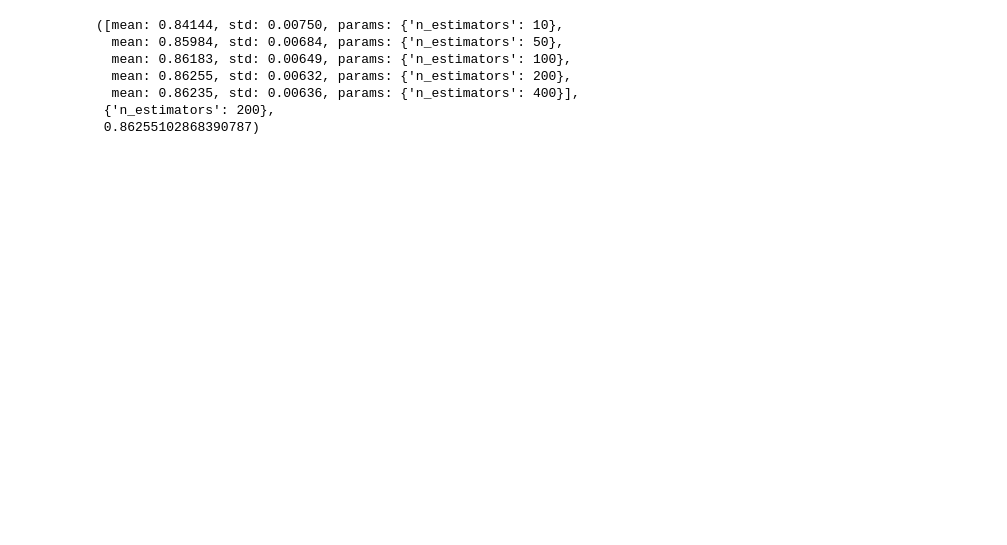
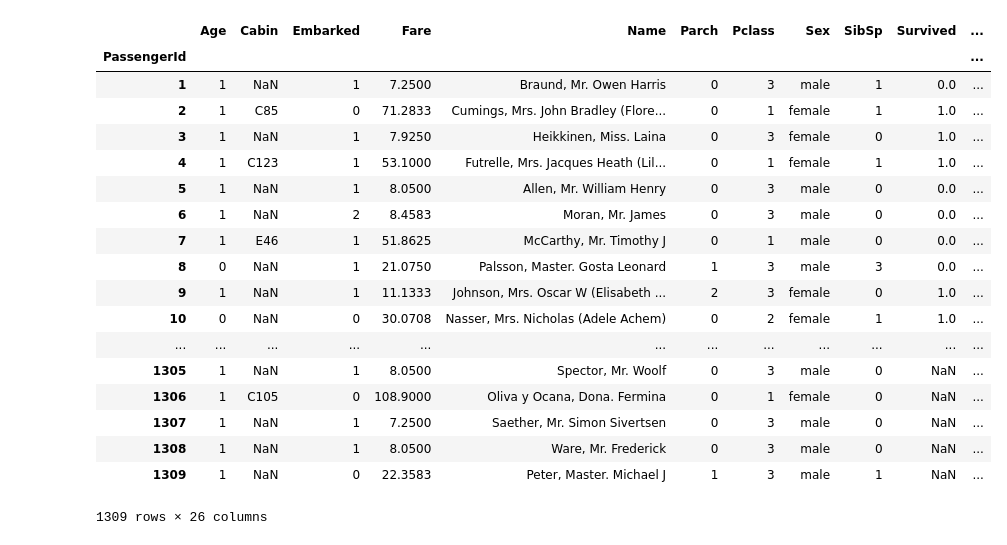
Before and after one commit to Sensei-akin/Machine-learning, a Jupyter notebook: Untitled.ipynb, the cells around one changed output. Saved outputs shown, nothing was run; the diff lists cells and outputs as text; code cells hidden in the pictures; blank space fills up the shorter version.

```diff
--- a/Untitled.ipynb
+++ b/Untitled.ipynb
@@ -414,14 +0,0 @@ train.isnull().sum()
-# %%
-from sklearn.model_selection import GridSearchCV
-adaHyperParams = {'n_estimators': [10,50,100,200,400]}
-gsearch1 = GridSearchCV(estimator = GradientBoostingClassifier(),
-                       param_grid =adaHyperParams , scoring='roc_auc',n_jobs=4,iid=False,cv=10)
-gsearch1.fit(X_train, Y_test)
-# %% [output]
-([mean: 0.84144, std: 0.00750, params: {'n_estimators': 10},
-  mean: 0.85984, std: 0.00684, params: {'n_estimators': 50},
-  mean: 0.86183, std: 0.00649, params: {'n_estimators': 100},
-  mean: 0.86255, std: 0.00632, params: {'n_estimators': 200},
-  mean: 0.86235, std: 0.00636, params: {'n_estimators': 400}],
- {'n_estimators': 200},
- 0.86255102868390787)
@@ -430,0 +78,66 @@ feat_imp
+# %%
+import pandas as pd
+import numpy as np
+from sklearn.tree import DecisionTreeClassifier
+from sklearn.model_selection import cross_val_score, GridSearchCV
+
+train = pd.read_csv('train.csv').set_index('PassengerId')
+test = pd.read_csv('test.csv').set_index('PassengerId')
+
+train['Age']=train['Age'].fillna(train['Age'].dropna().mean())
+test['Age']=test['Age'].fillna(test['Age'].dropna().mean())
+test['Fare']=test['Fare'].fillna(test['Fare'].dropna().mean())
+
+df = pd.concat([train, test], axis=0)
+df['Embarked']=df['Embarked'].fillna('S')
+new_word = {'Embarked': {'C':0, 'S':1, 'Q':2}}
+df.replace(new_word, inplace = True)
+
+df.loc[df['Age']<=16, 'Age']= 0
+df.loc[(df['Age']>16), 'Age']= 1
+df['Age']=df['Age'].astype(int)
+
+df['Title'] = df.Name.str.split(',').str[1].str.split('.').str[0].str.strip()
+df['IsWomanOrChild'] = ((df.Title == 'Master') | (df.Sex == 'female'))
+df['LastName'] = df.Name.str.split(',').str[0]
+family = df.groupby(df.LastName).Survived
+df['FamilyTotalCount'] = family.transform(lambda s: s[df.IsWomanOrChild].fillna(0).count())
+df['FamilyTotalCount'] = df.mask(df.IsWomanOrChild, df.FamilyTotalCount - 1, axis=0)
+df['FamilySurvivedCount'] = family.transform(lambda s: s[df.IsWomanOrChild].fillna(0).sum())
+df['FamilySurvivedCount'] = df.mask(df.IsWomanOrChild, df.FamilySurvivedCount - df.Survived.fillna(0), axis=0)
+df['FamilySurvivalRate'] = (df.FamilySurvivedCount / df.FamilyTotalCount.replace(0, np.nan))
+df['men'] = ((df.Title == 'Master') | (df.Sex == 'male'))
+
+ticket= df.groupby(df.Ticket).Survived
+df['Isman'] = ((df.Title == 'Mr') &(df.Pclass!=2))
+df['manCount'] = family.transform(lambda s: s[df.Isman].fillna(0).count()).astype(int)
+df['manticketCount'] = ticket.transform(lambda s: s[df.men].fillna(0).count())
+df['manticketCount'] = df.mask(df.men, df.manticketCount - 1, axis=0)
+df['SurvivedCount'] = ticket.transform(lambda s: s[df.men].fillna(0).sum())
+df['SurvivedCount'] = df.mask(df.men, df.SurvivedCount - df.Survived.fillna(0), axis=0)
+df['SurvivalRate'] = (df.FamilySurvivedCount / df.FamilyTotalCount.replace(0, np.nan))
+df['famsize'] = df.SibSp + df.Parch
+df['issingle']= df.famsize ==0
+df['men'] = ((df.Title == 'Mr') & (df.famsize == 0)& (df.Pclass !=2)&(df.SurvivalRate==1)&(df.manCount==1))
+df['IsSingleTraveler'] = df.FamilyTotalCount == 0
+df
+# %% [output]
+|  | Age | Cabin | Embarked | Fare | Name | Parch | Pclass | Sex | SibSp | Survived | ... |
+| PassengerId |  |  |  |  |  |  |  |  |  |  | ... |
+| 1 | 1 | NaN | 1 | 7.2500 | Braund, Mr. Owen Harris | 0 | 3 | male | 1 | 0.0 | ... |
+| 2 | 1 | C85 | 0 | 71.2833 | Cumings, Mrs. John Bradley (Flore... | 0 | 1 | female | 1 | 1.0 | ... |
+| 3 | 1 | NaN | 1 | 7.9250 | Heikkinen, Miss. Laina | 0 | 3 | female | 0 | 1.0 | ... |
+| 4 | 1 | C123 | 1 | 53.1000 | Futrelle, Mrs. Jacques Heath (Lil... | 0 | 1 | female | 1 | 1.0 | ... |
+| 5 | 1 | NaN | 1 | 8.0500 | Allen, Mr. William Henry | 0 | 3 | male | 0 | 0.0 | ... |
+| 6 | 1 | NaN | 2 | 8.4583 | Moran, Mr. James | 0 | 3 | male | 0 | 0.0 | ... |
+| 7 | 1 | E46 | 1 | 51.8625 | McCarthy, Mr. Timothy J | 0 | 1 | male | 0 | 0.0 | ... |
+| 8 | 0 | NaN | 1 | 21.0750 | Palsson, Master. Gosta Leonard | 1 | 3 | male | 3 | 0.0 | ... |
+| 9 | 1 | NaN | 1 | 11.1333 | Johnson, Mrs. Oscar W (Elisabeth ... | 2 | 3 | female | 0 | 1.0 | ... |
+| 10 | 0 | NaN | 0 | 30.0708 | Nasser, Mrs. Nicholas (Adele Achem) | 0 | 2 | female | 1 | 1.0 | ... |
+| ... | ... | ... | ... | ... | ... | ... | ... | ... | ... | ... | ... |
+| 1305 | 1 | NaN | 1 | 8.0500 | Spector, Mr. Woolf | 0 | 3 | male | 0 | NaN | ... |
+| 1306 | 1 | C105 | 0 | 108.9000 | Oliva y Ocana, Dona. Fermina | 0 | 1 | female | 0 | NaN | ... |
+| 1307 | 1 | NaN | 1 | 7.2500 | Saether, Mr. Simon Sivertsen | 0 | 3 | male | 0 | NaN | ... |
+| 1308 | 1 | NaN | 1 | 8.0500 | Ware, Mr. Frederick | 0 | 3 | male | 0 | NaN | ... |
+| 1309 | 1 | NaN | 0 | 22.3583 | Peter, Master. Michael J | 1 | 3 | male | 1 | NaN | ... |
+1309 rows × 26 columns
```
Also changed, not shown: parts of 94 cells of this notebook.
